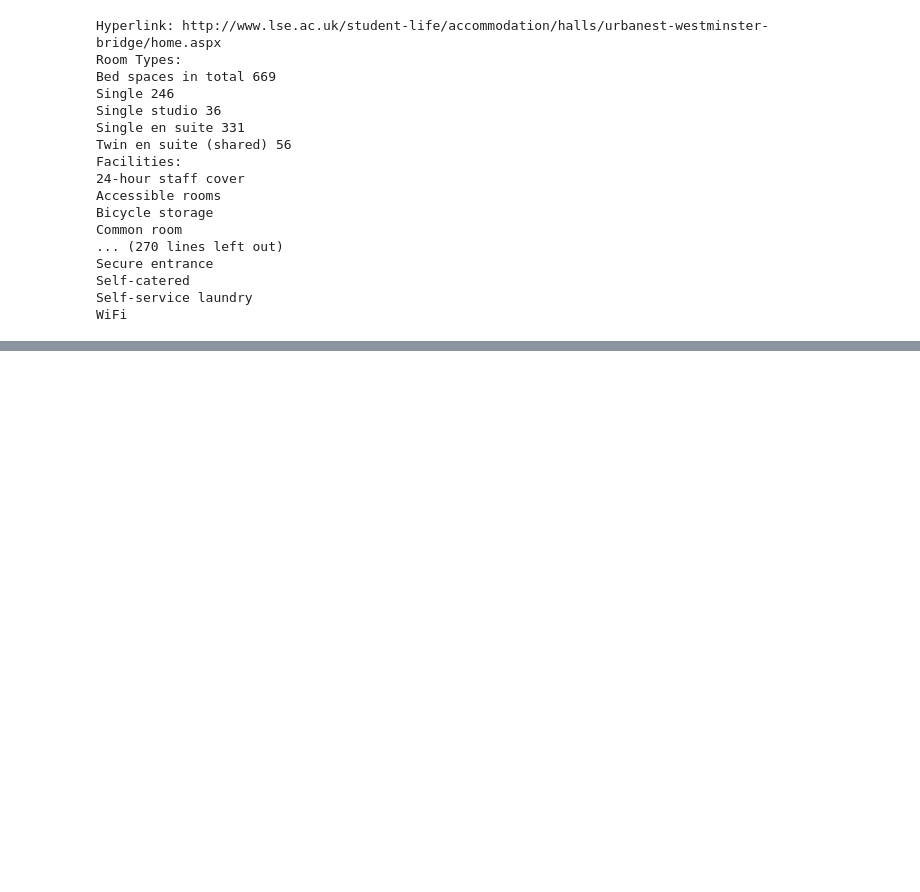
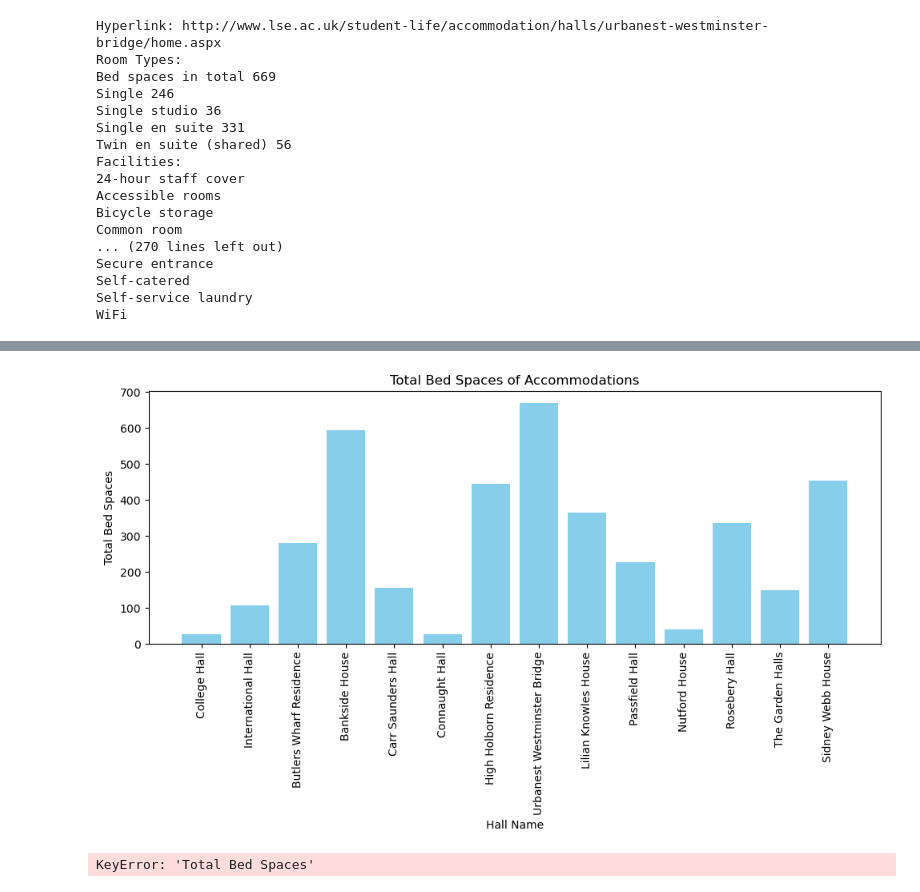
Before and after one commit to datadabbler23/ST115-Final-Project, a Jupyter notebook: Untitled.ipynb, the cells around one changed output, grey strips where cells are left out. Cells and saved outputs as stored; diff of their text form; code cells hidden in the pictures; blank space fills up the shorter version.

```diff
--- a/Untitled.ipynb
+++ b/Untitled.ipynb
@@ -138,0 +139,25 @@ df
+# %%
+plt.figure(figsize=(10, 6))
+hall_names = [link.split('/')[-2].replace('-', ' ').title() for link in df['Hyperlink']]
+plt.bar(hall_names, df['Total Bed Spaces'], color='skyblue')
+plt.xlabel('Hall Name')
+plt.ylabel('Total Bed Spaces')
+plt.title('Total Bed Spaces of Accommodations')
+plt.xticks(rotation=90)
+plt.tight_layout()
+plt.show()
+# %% [output]
+[figure, added]
+# %%
+import pandas as pd
+import plotly.express as px
+
+hall_names = [link.split('/')[-2].replace('-', ' ').title() for link in df['hyperlink']]
+
+fig = px.bar(x=hall_names, y=df['Total Bed Spaces'], title='Total Bed Spaces')
+fig.update_layout(xaxis_title='Hall Name', yaxis_title='Total Bed Spaces')
+fig.update_traces(texttemplate='%{y}', textposition='outside')
+fig.update_layout(xaxis_tickangle=-45)
+fig.show()
+# %% [output]
+KeyError: 'Total Bed Spaces'
```
Also changed, not shown: parts of 6 cells of this notebook.
